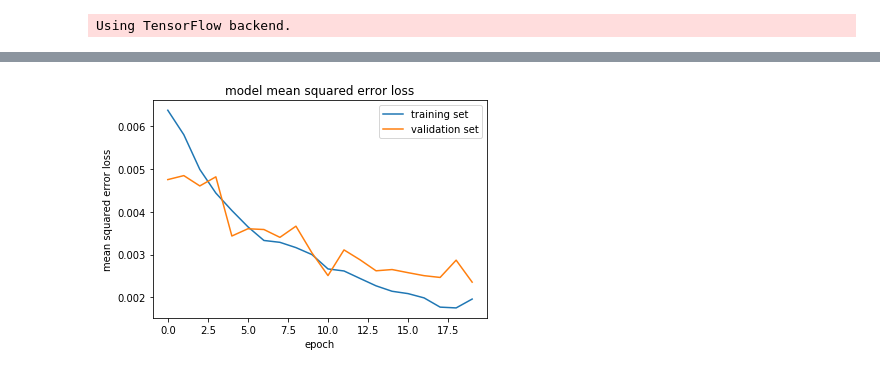
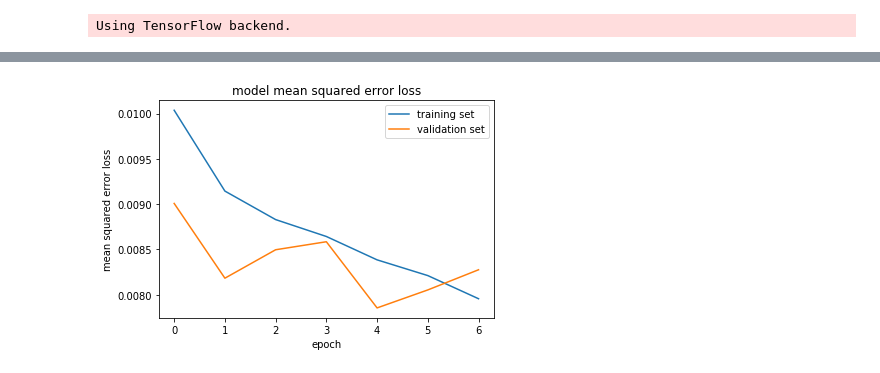
Before and after one commit to bekk-studio/CarND_Behavior-cloning, a Jupyter notebook: clone.ipynb, the cells around one changed output, grey strips where cells are left out. Saved outputs shown, nothing was run; the diff lists cells and outputs as text; code cells hidden in the pictures.

```diff
--- a/clone.ipynb
+++ b/clone.ipynb
@@ -34,31 +34,23 @@ def generator(samples, batch_size=32):
             for batch_sample in batch_samples:
                 name = batch_sample[0]
                 if 'flipped' in name and 'translated' in name:
-                    #rand = float(name.split('_')[0])
-                    side = name.split('_')[0]
-                    name = name.replace(side +'_flipped_', '')
+                    rand = name.split('_')[0]
+                    name = name.replace(rand +'_translated_flipped_', '')
                     image = imread("./data/IMG/" + name)
                     image = np.fliplr(image)
-                    if side == 'ltranslated':
-                        image = translation(image, -160)
-                    if side == 'rtranslated':
-                        image = translation(image, 160)
+                    image = translation(image, float(rand))
                 elif 'flipped' in name:
                     name = name.replace('flipped_', '')
                     image = imread("./data/IMG/" + name)
                     image = np.fliplr(image)
                 elif 'translated' in name:
-                    #rand = float(name.split('_')[0])
-                    side = name.split('_')[0]
-                    name = name.replace(side + '_', '')
+                    rand = name.split('_')[0]
+                    name = name.replace(rand +'_translated_', '')
                     image = imread("./data/IMG/" + name)
-                    if side == 'ltranslated':
-                        image = translation(image, -160)
-                    if side == 'rtranslated':
-                        image = translation(image, 160)
+                    image = translation(image, float(rand))
                 else:
                     image = imread("./data/IMG/" + name)
-                #image = cv2.resize(image, (128,128))
+                #image = cv2.resize(image, (80,160))
                 angle = float(batch_sample[1])
                 images.append(image)
                 angles.append(angle)
@@ -122,9 +106,9 @@ def samples_view(samples):
                                                                       samples[:,1].astype(float).min(),
                                                                       samples[:,1].astype(float).max()))
 # %%
-def split_samples(samples):
+def split_samples(samples, test_size=0.1):
     bins = [(i - 0.5)/100 for i in range(-100, 102)]
-    train_samples, validation_samples = train_test_split(samples, test_size=0.1, random_state=0)
+    train_samples, validation_samples = train_test_split(samples, test_size=test_size, random_state=0)
     fig, (train, validation) = plt.subplots(ncols=2, figsize=(10, 4))
     train.hist(train_samples[:,1].astype(float), bins, color = 'b')
     train.set_title('train labels')
@@ -220,6 +210,6 @@ Shape of image: (80, 220, 3)
 # %%
 model = Sequential()
-model.add(Cropping2D(cropping=((60,20), (50,50)), input_shape=input_shape))
+model.add(Cropping2D(cropping=((60,20), (0,0)), input_shape=input_shape))
 model.add(Lambda(lambda x: (x / 255.0) - 0.5))
 model.add(Convolution2D(5,5,5, activation="relu"))
 model.add(MaxPooling2D())
@@ -370,12 +332,12 @@ Validation labeling - mean: -0.0019539637597684517, std: 0.11710839921442384, mi
 # %%
 # compile and train the model using the generator function
-train_generator = generator(train_samples, batch_size=32)
-validation_generator = generator(validation_samples, batch_size=32)
+train_generator = generator(train_samples, batch_size=128)
+validation_generator = generator(validation_samples, batch_size=128)
 
 model.compile(loss='mse', optimizer='adam')
 history = model.fit_generator(train_generator, samples_per_epoch= len(train_samples),
                               validation_data=validation_generator, nb_val_samples=len(validation_samples),
-                              nb_epoch=20, verbose = 2)
+                              nb_epoch=7, verbose = 2)
 
 training_plot(history)
 # %% [output]
@@ -399,3 +358,3 @@ Epoch 20/20
-[figure, old version]
+[figure, new version]
 # %%
 evaluate(validation_samples)
```
Also changed, not shown: parts of 26 cells of this notebook.
